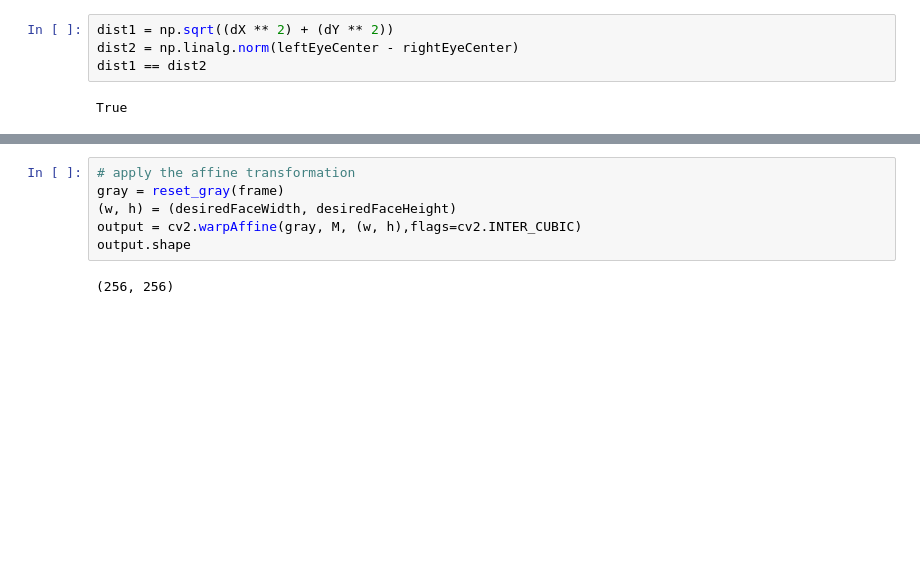
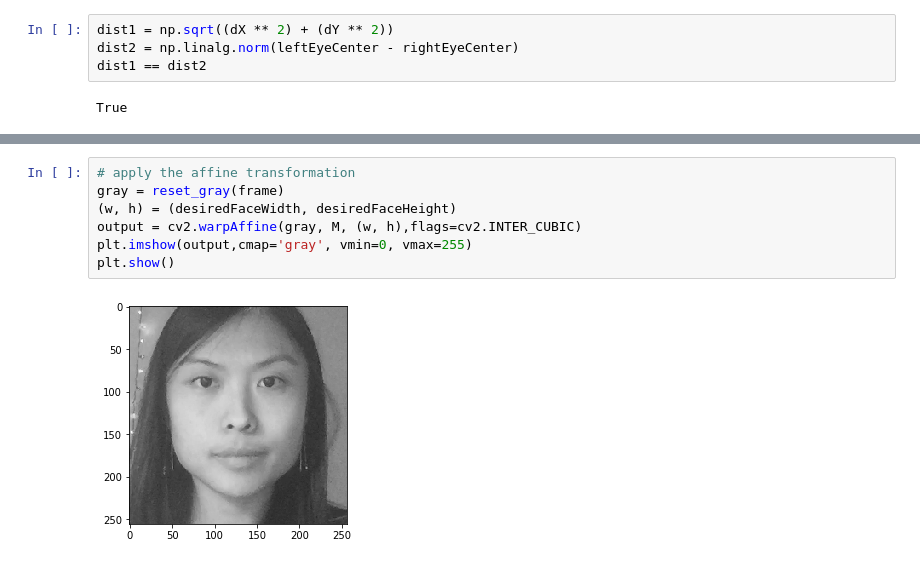
Before and after one commit to typedt/facial-emotion-recognition, a Jupyter notebook: notebooks/demo.ipynb, the cells around one changed output, grey strips where cells are left out. Saved outputs shown, nothing was run; the diff lists cells and outputs as text; blank space fills up the shorter version.

```diff
--- a/notebooks/demo.ipynb
+++ b/notebooks/demo.ipynb
@@ -155,8 +168,9 @@ array([[ 5.56054565e-01, -1.61175236e-02, -2.67975320e+02],
 # %%
 # apply the affine transformation
 gray = reset_gray(frame)
 (w, h) = (desiredFaceWidth, desiredFaceHeight)
 output = cv2.warpAffine(gray, M, (w, h),flags=cv2.INTER_CUBIC)
-output.shape
+plt.imshow(output,cmap='gray', vmin=0, vmax=255)
+plt.show()
 # %% [output]
-(256, 256)
+[figure, added]
```
Also changed, not shown: parts of 16 cells of this notebook, 2 other files.
